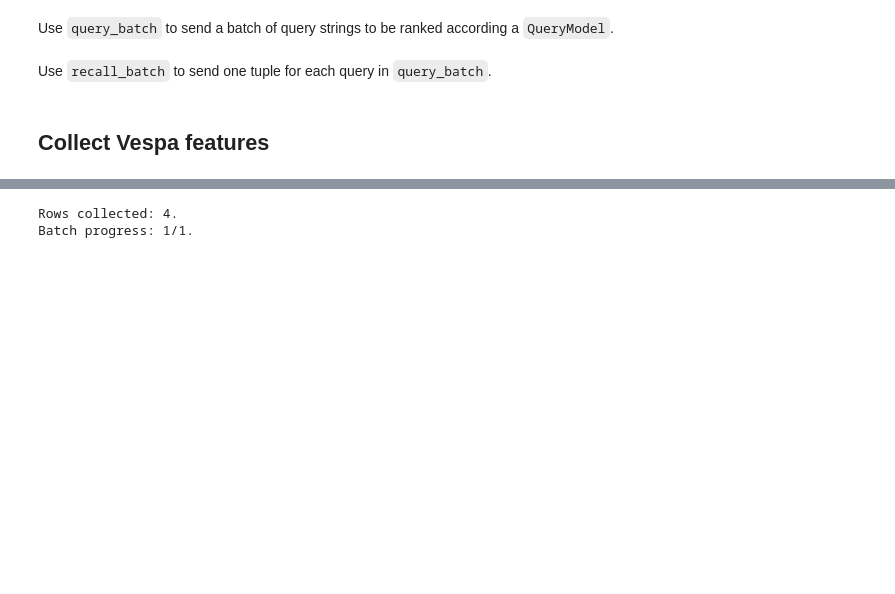
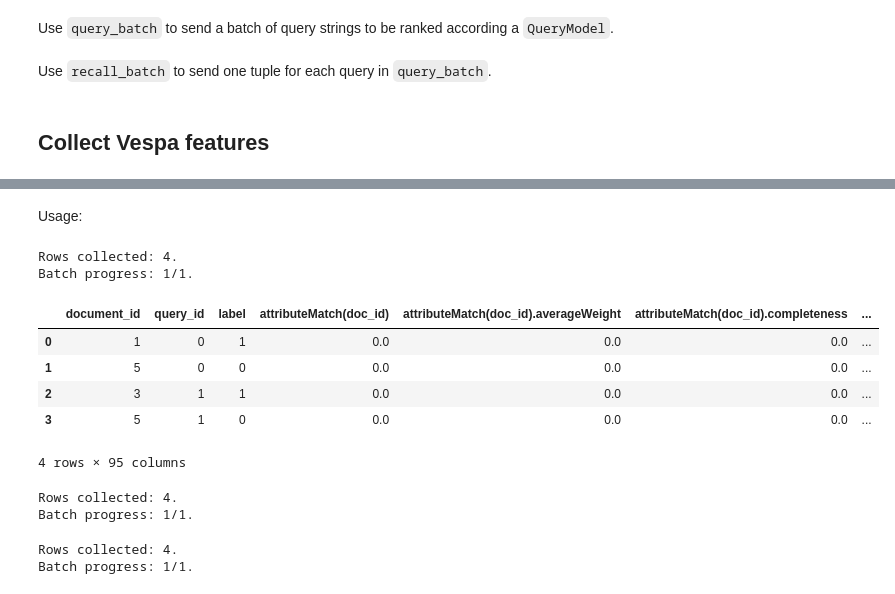
Before and after one commit to vespa-engine/learntorank-DEPRECATED, a Jupyter notebook: 003_module_query.ipynb, the cells around one changed output, grey strips where cells are left out. Drawn from its saved outputs; the diff is of its cells as text; code cells hidden in the pictures; blank space fills up the shorter version.

```diff
--- a/003_module_query.ipynb
+++ b/003_module_query.ipynb
@@ -1186,7 +1362,7 @@ def store_vespa_features(
     "Retrieve Vespa rank features and store them in a .csv file."
 
     if isinstance(labeled_data, DataFrame):
-        labeled_data = parse_labeled_data(df=labeled_data)
+        labeled_data = _parse_labeled_data(df=labeled_data)
 
     mini_batches = [
         labeled_data[i : i + batch_size]
@@ -1221,3 +1397,5 @@ def store_vespa_features(
             )
         )
     return 0
+# %% [markdown]
+Usage:
@@ -1224,2 +1405,38 @@ def store_vespa_features(
+# %%
+labeled_data = [
+    {
+        "query_id": 0,
+        "query": "give me title 1",
+        "relevant_docs": [{"id": "1", "score": 1}],
+    },
+    {
+        "query_id": 1,
+        "query": "give me title 3",
+        "relevant_docs": [{"id": "3", "score": 1}],
+    },
+]
+
+store_vespa_features(
+    app=app,
+    output_file_path="vespa_features.csv",
+    labeled_data=labeled_data,
+    id_field="doc_id",
+    query_model=QueryModel(
+        match_phase=OR(), ranking=Ranking(name="bm25", list_features=True)
+    ),
+    number_additional_docs=2,
+    fields=["rankfeatures", "summaryfeatures"],
+)
+rank_features = read_csv("vespa_features.csv")
+rank_features
+# %% [output]
+Rows collected: 4.
+Batch progress: 1/1.
+|  | document_id | query_id | label | attributeMatch(doc_id) | attributeMatch(doc_id).averageWeight | attributeMatch(doc_id).completeness | ... |
+| 0 | 1 | 0 | 1 | 0.0 | 0.0 | 0.0 | ... |
+| 1 | 5 | 0 | 0 | 0.0 | 0.0 | 0.0 | ... |
+| 2 | 3 | 1 | 1 | 0.0 | 0.0 | 0.0 | ... |
+| 3 | 5 | 1 | 0 | 0.0 | 0.0 | 0.0 | ... |
+4 rows × 95 columns
 # %%
 #|hide
@@ -1257,6 +1473,43 @@ test_eq(rank_features.shape[1] > 3, True)
 # %% [output]
 Rows collected: 4.
 Batch progress: 1/1.
+# %%
+#|hide
+labeled_data = [
+    {
+        "qid": 0,
+        "query": "give me title 1",
+        "doc_id": 1,
+        "relevance": 1
+    },
+    {
+        "qid": 1,
+        "query": "give me title 3",
+        "doc_id": 3,
+        "relevance": 1
+    },
+]
+labeled_data_df = DataFrame.from_records(labeled_data)
+store_vespa_features(
+    app=app,
+    output_file_path="vespa_features.csv",
+    labeled_data=labeled_data_df,
+    id_field="doc_id",
+    query_model=QueryModel(
+        match_phase=OR(), ranking=Ranking(name="bm25", list_features=True)
+    ),
+    number_additional_docs=2,
+    fields=["rankfeatures", "summaryfeatures"],
+)
+rank_features = read_csv("vespa_features.csv")
+# at least two relevant docs
+test_eq(rank_features.shape[0] > 2, True)
+# at least one feature besides document_id, query_id and label
+test_eq(rank_features.shape[1] > 3, True)
+os.remove("vespa_features.csv")
+# %% [output]
+Rows collected: 4.
+Batch progress: 1/1.
 # %%
 #|hide
 vespa_docker.container.stop(timeout=600)
```
Also changed, not shown: parts of 19 cells of this notebook, 4 other files.
